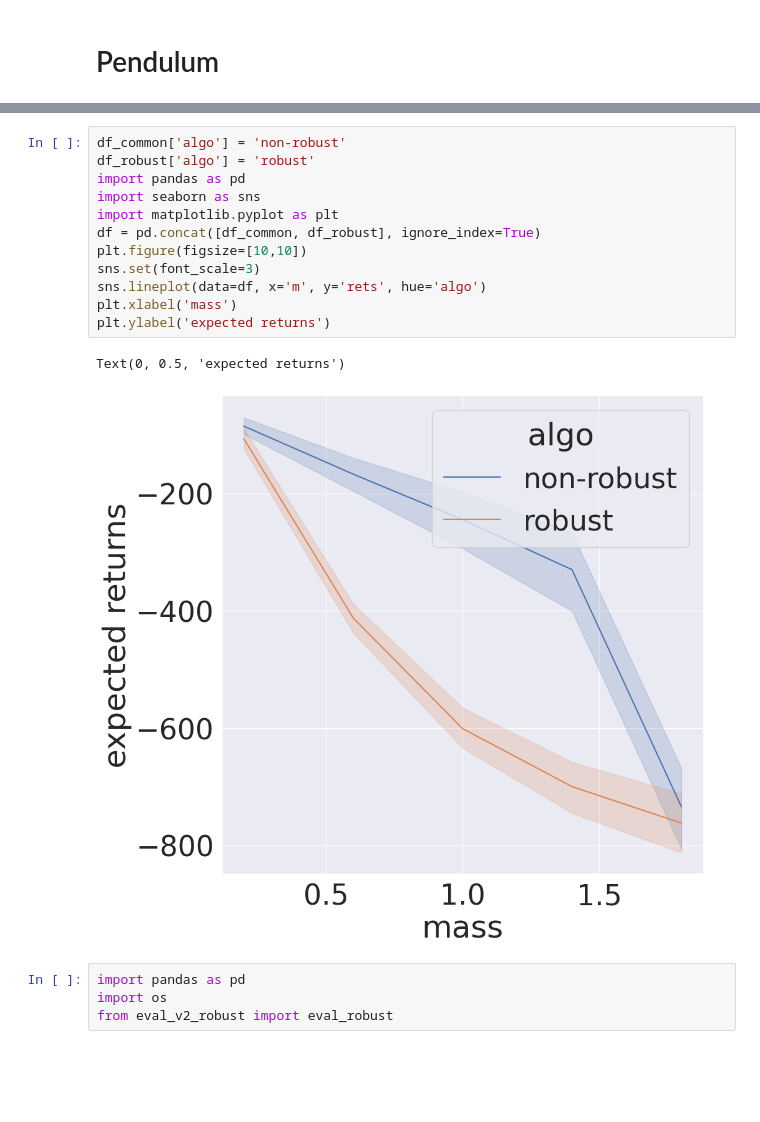
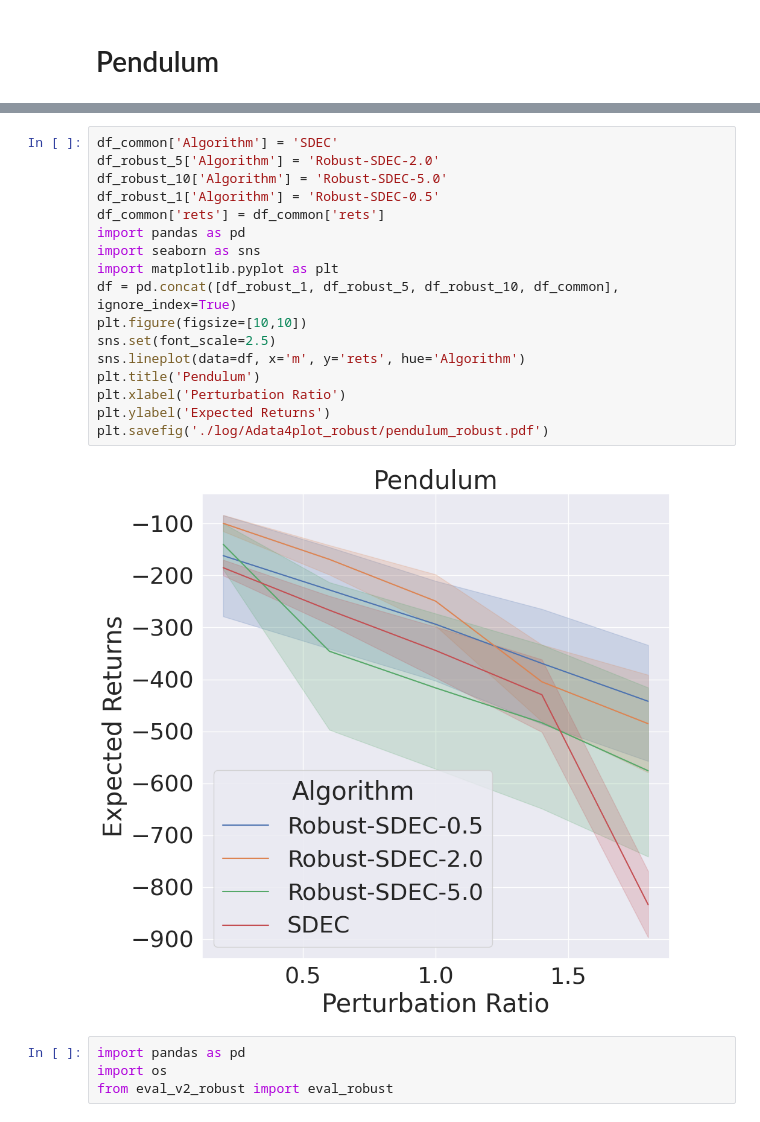
Before and after one commit to mahaitongdae/lvrep-rl-cloned, a Jupyter notebook: eval_robust.ipynb, the cells around one changed output, grey strips where cells are left out. Saved outputs shown, nothing was run; the diff lists cells and outputs as text; blank space fills up the shorter version.

```diff
--- a/eval_robust.ipynb
+++ b/eval_robust.ipynb
@@ -28,20 +34,24 @@ Evaluation over 50 episodes: avg eplen 200.0, avg return -600.819 $\pm$ 122.397
 Evaluation over 50 episodes: avg eplen 200.0, avg return -734.037 $\pm$ 239.829
 ---------------------------------------
 # %%
-df_common['algo'] = 'non-robust'
-df_robust['algo'] = 'robust'
+df_common['Algorithm'] = 'SDEC'
+df_robust_5['Algorithm'] = 'Robust-SDEC-2.0'
+df_robust_10['Algorithm'] = 'Robust-SDEC-5.0'
+df_robust_1['Algorithm'] = 'Robust-SDEC-0.5'
+df_common['rets'] = df_common['rets']
 import pandas as pd
 import seaborn as sns
 import matplotlib.pyplot as plt
-df = pd.concat([df_common, df_robust], ignore_index=True)
+df = pd.concat([df_robust_1, df_robust_5, df_robust_10, df_common], ignore_index=True)
 plt.figure(figsize=[10,10])
-sns.set(font_scale=3)
-sns.lineplot(data=df, x='m', y='rets', hue='algo')
-plt.xlabel('mass')
-plt.ylabel('expected returns')
+sns.set(font_scale=2.5)
+sns.lineplot(data=df, x='m', y='rets', hue='Algorithm')
+plt.title('Pendulum')
+plt.xlabel('Perturbation Ratio')
+plt.ylabel('Expected Returns')
+plt.savefig('./log/Adata4plot_robust/pendulum_robust.pdf')
 # %% [output]
-Text(0, 0.5, 'expected returns')
-[figure, old version]
+[figure, new version]
 # %%
 import pandas as pd
 import os
```
Also changed, not shown: parts of 4 cells of this notebook, 2 other files.
